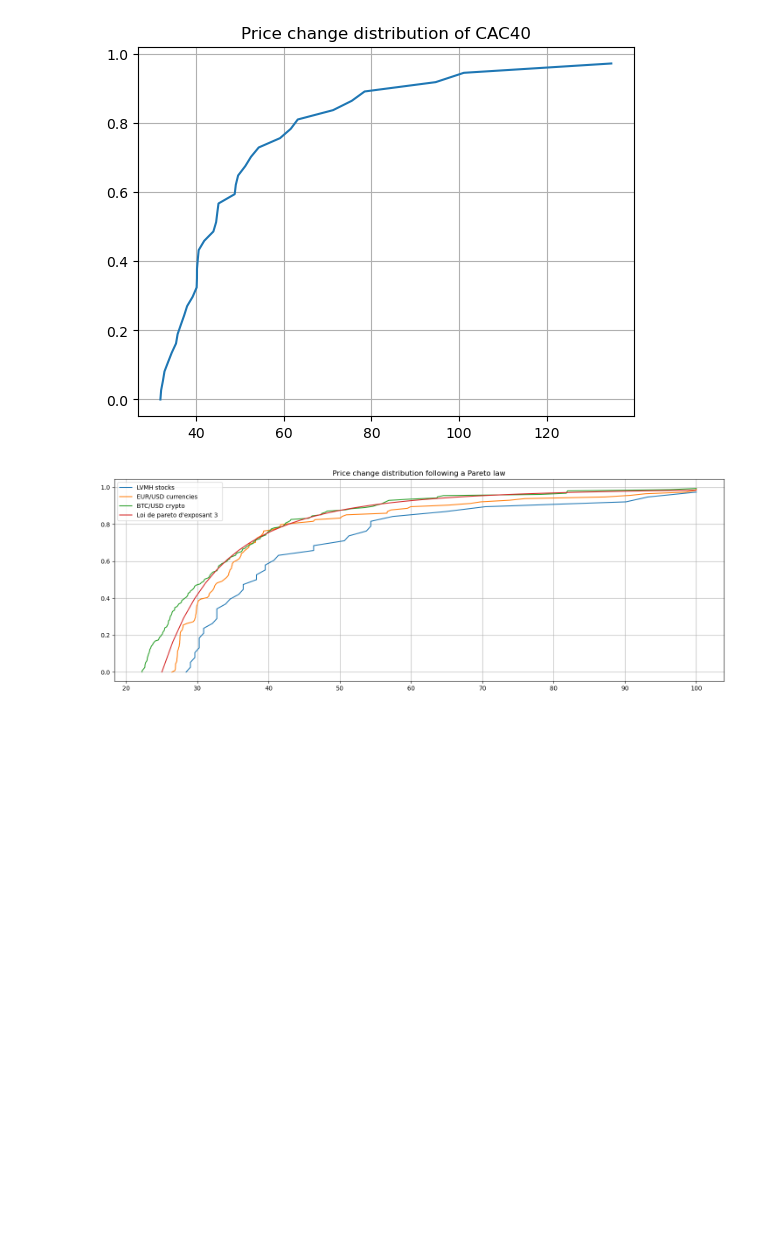
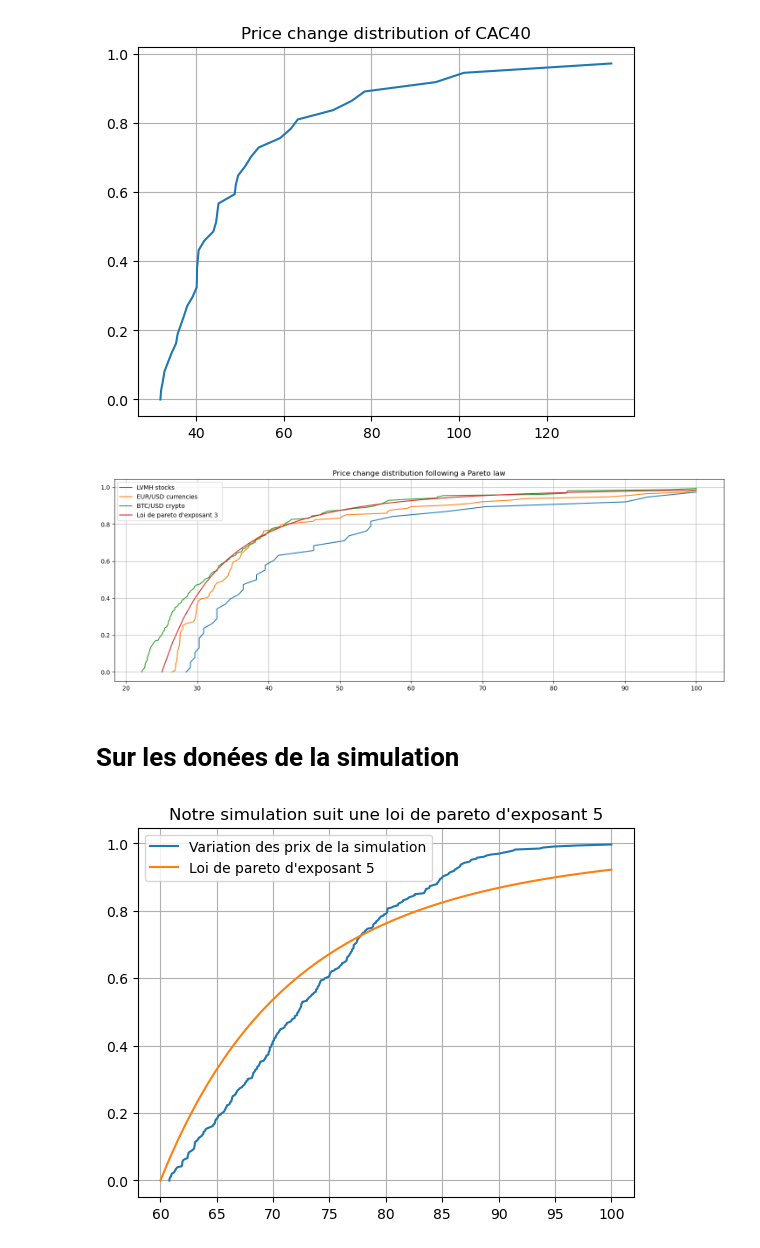
Before and after one commit to tttienthinh/Bubbles-and-crashes, a Jupyter notebook: Pareto.ipynb, the cells around one changed output. Drawn from its saved outputs; the diff is of its cells as text; code cells hidden in the pictures; blank space fills up the shorter version.

```diff
--- a/Pareto.ipynb
+++ b/Pareto.ipynb
@@ -75,3 +75,5 @@ plt.legend()
 plt.savefig("Pareto_law.jpg")
 # %% [output]
 [figure]
+# %% [markdown]
+# Sur les donées de la simulation
@@ -77,0 +82,19 @@ plt.savefig("Pareto_law.jpg")
+# %%
+prices = np.array(json.load(open("data/1.json")))
+x = np.array(sorted(prices[prices>prices.std()*3]))
+# On ne garde que la queue de
+x = 100*x/max(x)
+n = len(x)
+y = [i/n for i in range(n)]
+plt.plot(x, y, label="Variation des prix de la simulation")
+xm = 60
+x3 = np.linspace(xm, 100)
+y3 = [1-(xm/x_)**5 for x_ in x3]
+plt.plot(x3, y3, label="Loi de pareto d'exposant 5 ")
+plt.legend()
+plt.grid()
+
+plt.title("Notre simulation suit une loi de pareto d'exposant 5")
+plt.savefig("expo5.png")
+# %% [output]
+[figure, added]
```
Also changed, not shown: parts of 1 cell of this notebook, 15 other files.
